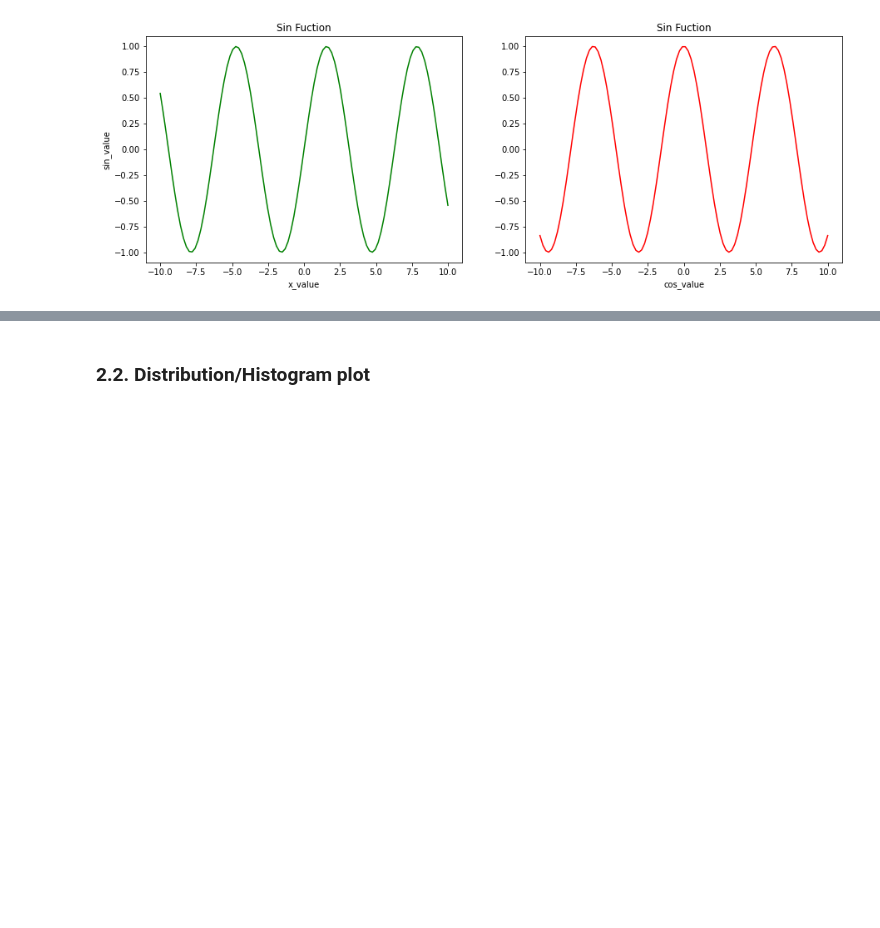
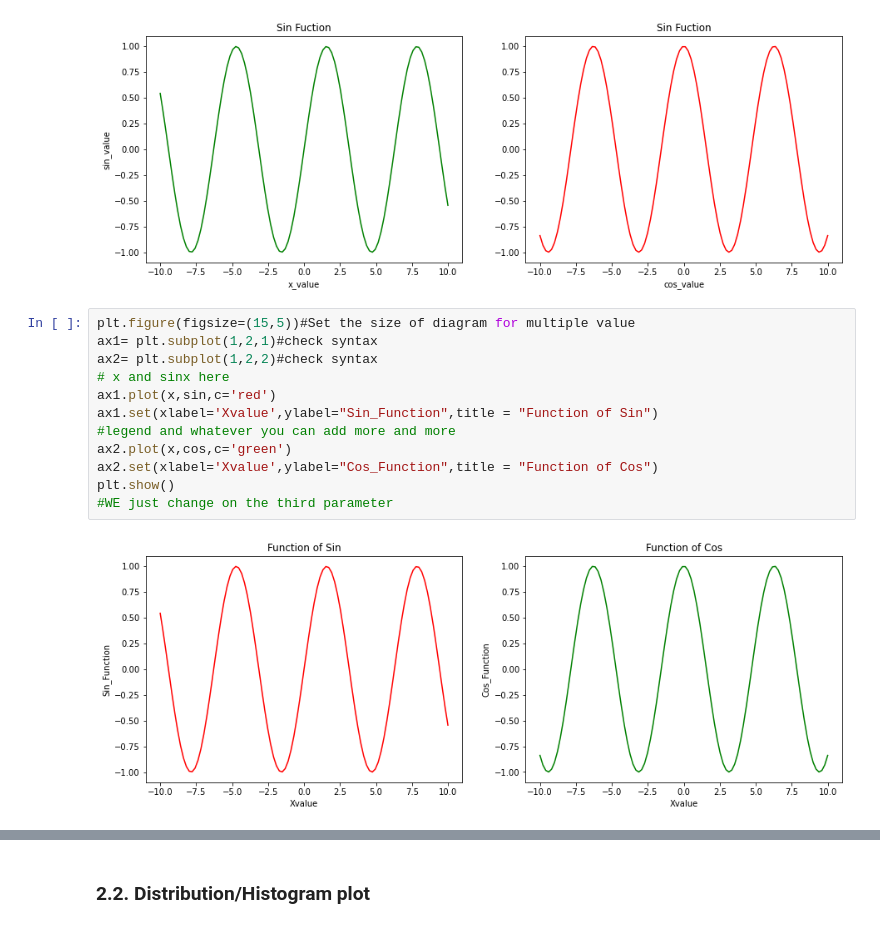
Before and after one commit to honghanhh/mci_python_31_level_1, a Jupyter notebook: Live Slides/Live Lecture 7/DAT_Live_Lecture_7.ipynb, the cells around one changed output, grey strips where cells are left out. Drawn from its saved outputs; the diff is of its cells as text; blank space fills up the shorter version.

```diff
--- a/Live Slides/Live Lecture 7/DAT_Live_Lecture_7.ipynb
+++ b/Live Slides/Live Lecture 7/DAT_Live_Lecture_7.ipynb
@@ -209,3 +228,17 @@ plt.show()
 #WE just change on the third parameter
 # %% [output]
 [figure]
+# %%
+plt.figure(figsize=(15,5))#Set the size of diagram for multiple value
+ax1= plt.subplot(1,2,1)#check syntax
+ax2= plt.subplot(1,2,2)#check syntax
+# x and sinx here
+ax1.plot(x,sin,c='red')
+ax1.set(xlabel='Xvalue',ylabel="Sin_Function",title = "Function of Sin")
+#legend and whatever you can add more and more
+ax2.plot(x,cos,c='green')
+ax2.set(xlabel='Xvalue',ylabel="Cos_Function",title = "Function of Cos")
+plt.show()
+#WE just change on the third parameter
+# %% [output]
+[figure, added]
```
Also changed, not shown: parts of 11 cells of this notebook.
